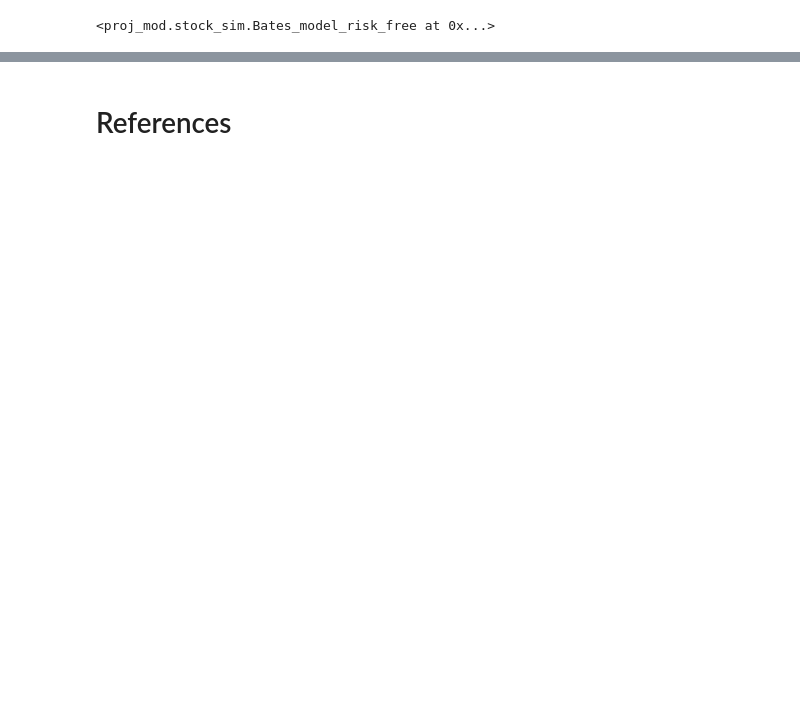
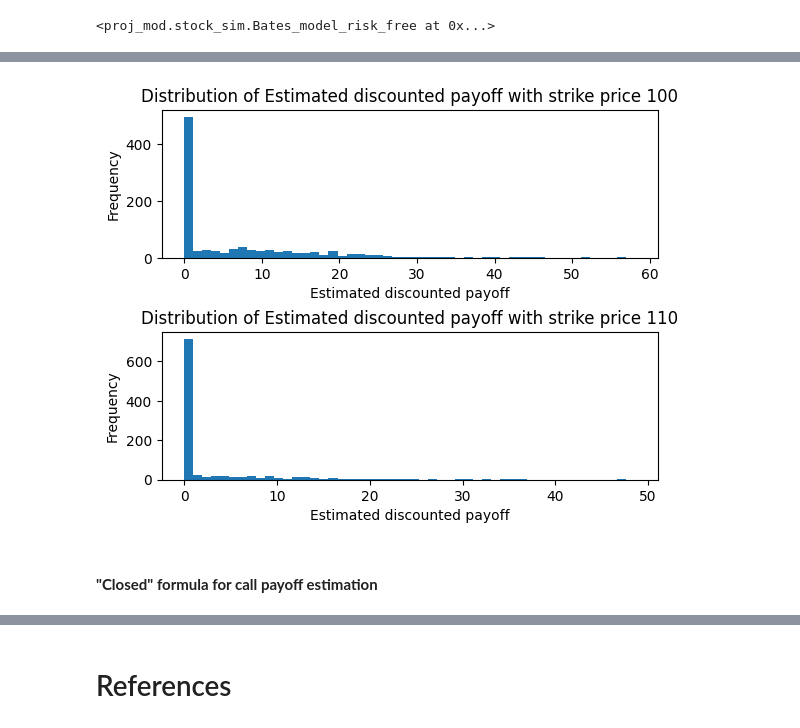
Before and after one commit to YCoeusZ/Erdos_2025_fall_Quant_Finance, a Jupyter notebook: notebooks/Bates_model.ipynb, the cells around one changed output, grey strips where cells are left out. Drawn from its saved outputs; the diff is of its cells as text; code cells hidden in the pictures; blank space fills up the shorter version.

Commit message:
C_0 closed form created.

```diff
--- a/notebooks/Bates_model.ipynb
+++ b/notebooks/Bates_model.ipynb
@@ -347,0 +368,18 @@ Bates_model.draw_paths()
+# %%
+import importlib
+import numpy as np
+import sys
+
+sys.path.append("../")
+
+from proj_mod import stock_sim
+importlib.reload(stock_sim);
+
+vol_param=stock_sim.Vol_params(kappa=1.5, theta=0.04, sigma=0.5, rho=-0.7, v0=0.04)
+jump_param=stock_sim.Jump_params(lam_J=1, mu_J=0, sig_J=0.1)
+market_param=stock_sim.Market_params(r=0.05, q=0.05)
+Bates_param=stock_sim.Bates_params(s0=100, vol=vol_param, jump=jump_param, market=market_param)
+
+Bates_model=stock_sim.Bates_model_risk_free(params=Bates_param)
+
+Bates_model.bates_create_paths(n_paths=1000, n_steps=252, time_len=1, seed=420)
@@ -347,0 +400,22 @@ Bates_model.draw_paths()
+# %%
+import matplotlib.pyplot as plt
+
+fig, axs = plt.subplots(2,1)
+
+axs[0].hist(Bates_model.call_MC_[list(Bates_model.call_MC_.keys())[0]][-1][0], bins=50)
+axs[0].set_title(f"Distribution of Estimated discounted payoff with strike price {list(Bates_model.call_MC_.keys())[0][0]}")
+axs[0].set_xlabel("Estimated discounted payoff")
+axs[0].set_ylabel("Frequency")
+
+axs[1].hist(Bates_model.call_MC_[list(Bates_model.call_MC_.keys())[0]][-1][1], bins=50)
+axs[1].set_title(f"Distribution of Estimated discounted payoff with strike price {list(Bates_model.call_MC_.keys())[0][1]}")
+axs[1].set_xlabel("Estimated discounted payoff")
+axs[1].set_ylabel("Frequency")
+
+plt.subplots_adjust(hspace=0.5)
+
+plt.show()
+# %% [output]
+[figure, added]
+# %% [markdown]
+#### **"Closed" formula for call payoff estimation**
```
Also changed, not shown: parts of 26 cells of this notebook, 1 other file.
